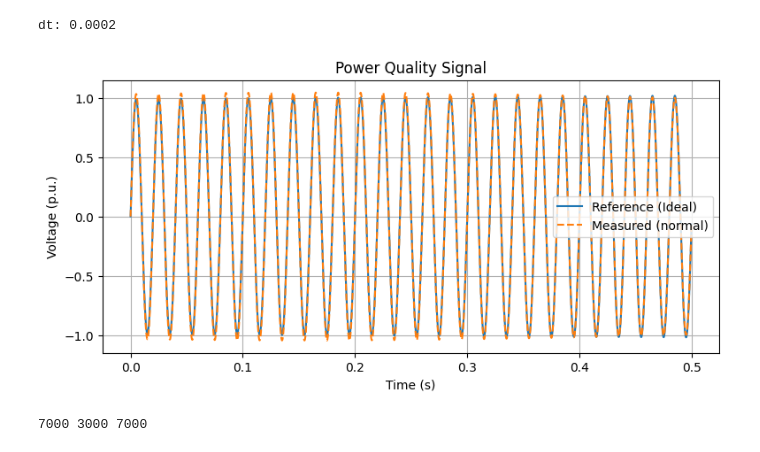
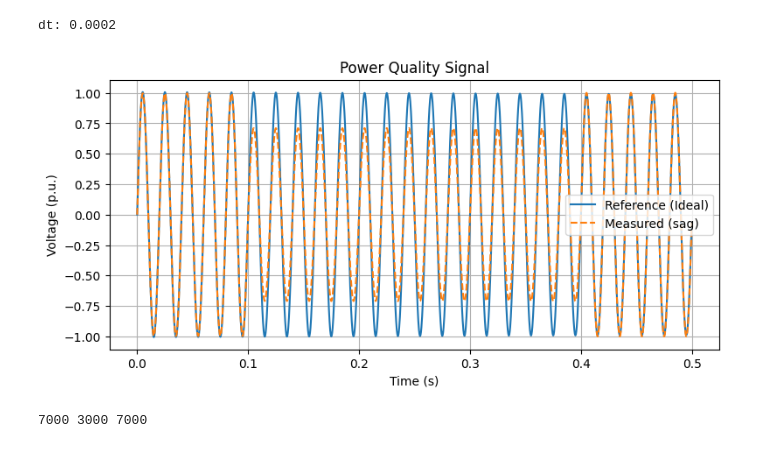
Before and after one commit to Yakari2268/Capstone, a Jupyter notebook: Simulation_1.ipynb, the cells around one changed output. Saved outputs shown, nothing was run; the diff lists cells and outputs as text; code cells hidden in the pictures.

```diff
--- a/Simulation_1.ipynb
+++ b/Simulation_1.ipynb
@@ -132,6 +132,7 @@ def generate_pq_signal(
     A=1.0,
     t_window = [0.06,0.14],
     delay_ms = 35,
+    noise_std = 0.0,
     rng = None
 ):
     """
@@ -186,6 +187,11 @@ def generate_pq_signal(
     else:
         raise ValueError("Unknown disturbance type")
 
+    # --- ADDITIVE NOISE ---
+    if noise_std > 0:
+        noise = rng.normal(0.0, noise_std, size=len(y))
+        y = y + noise
+
     return t, x_ref, y
 # %%
 def error_rhs(e1, e2, e3, x1, x2, x3, y1, y2, y3, alpha, beta, gamma):
@@ -280,25 +286,25 @@ def compute_error_states(xm, ym, zm, xs, ys, zs):
     return e1, e2, e3
 # %%
 # Select disturbance type
-disturbance_type = "normal"
+disturbance_type = "sag"
 # Options: normal, sag, swell, interruption, harmonics
 
-t, x_ref, y_meas = generate_pq_signal(disturbance=disturbance_type,T = 0.5, t_window = [0.0,0.5], delay_ms = 0)
+t, x_ref, y_meas = generate_pq_signal(disturbance=disturbance_type,T = 0.5, t_window = [0.1,0.4], delay_ms = 0, noise_std = 0.0)
 dt = t[1] - t[0]
 print('dt:',dt)
 # Plot
 plt.figure(figsize=(9,4))
 plt.plot(t, x_ref, label="Reference (Ideal)")
 plt.plot(t, y_meas, '--', label=f"Measured ({disturbance_type})")
 plt.xlabel("Time (s)")
 plt.ylabel("Voltage (p.u.)")
 plt.title("Power Quality Signal")
 plt.grid(True)
 plt.legend()
 plt.show()
 # %% [output]
 dt: 0.0002
-[figure, old version]
+[figure, new version]
 # %%
 alpha= 7000
 beta = 3000
```
Also changed, not shown: parts of 6 cells of this notebook, 2 other files.
